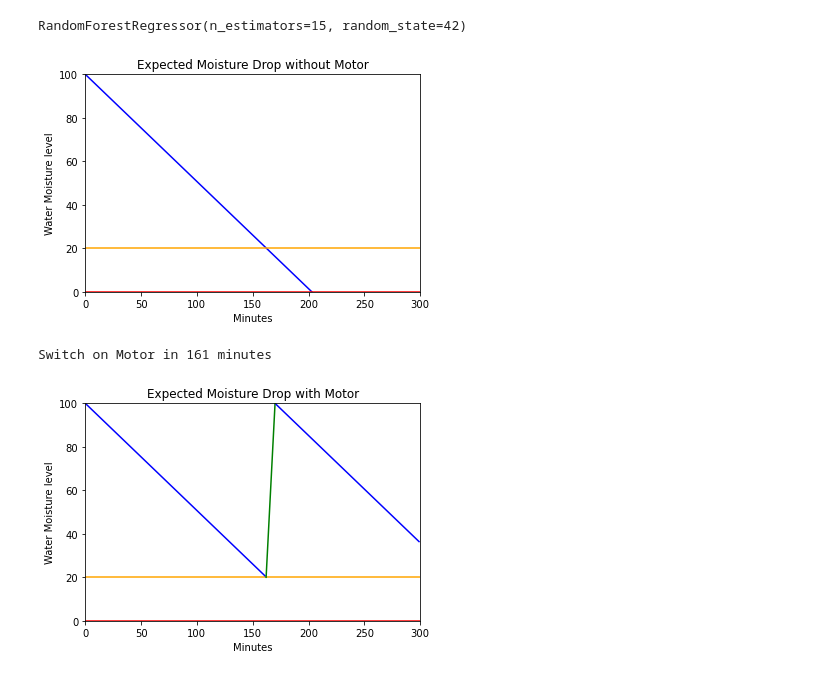
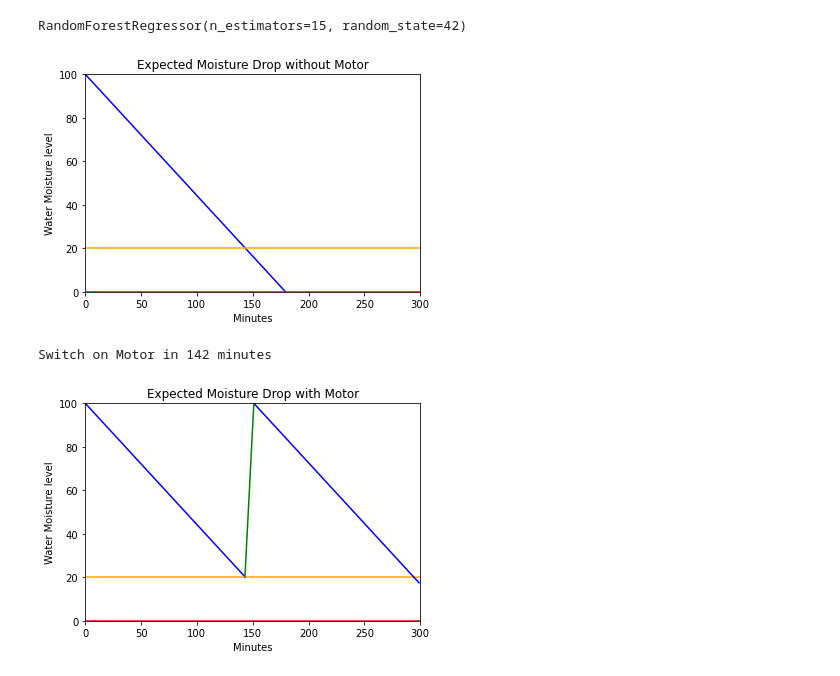
Before and after one commit to abphilip-vit/CollegeP3, a Jupyter notebook: Final.ipynb, the cells around one changed output. Cells and saved outputs as stored; diff of their text form; code cells hidden in the pictures.

```diff
--- a/Final.ipynb
+++ b/Final.ipynb
@@ -196,8 +198,8 @@ al2
 # %%
 # Motor Rate = % of soil moisture the motor can revive per minute
 motor_rate = 10
-temperature = 32
-humidity = 0.3
+temperature = 35        # Optimum Range: 34.5 to 35.5
+humidity = 0.65         # Optimum Range: 0.60 to 0.70
 # %% [markdown]
 ### Application
 # %%
@@ -211,16 +214,21 @@ ze = np.zeros(300, dtype = int)             # Array of 0s to show 0 line
 twe = [q+20 for q in ze]                    # Array of 20s to show warning line
 
 # Depletion line
-h = 100-chris.predict(s.transform([[humidity,temperature]]))*ti
+h = 100-chris.predict(s.transform([[0.7-(humidity-0.7),35-(temperature-35)]]))*ti
 # %%
+# Lines
 plt.plot(ti,h,color='blue')
 plt.plot(ti,ze,color='red')
 plt.plot(ti,twe,color='orange')
+
+# Labels
 plt.title('Expected Moisture Drop without Motor')
 plt.xlabel('Minutes')
 plt.ylabel('Water Moisture level')
+
+# Limits
 plt.xlim([0, 300])
 plt.ylim([0, 100])
 plt.show()
 # %% [output]
-[figure, old version]
+[figure, new version]
@@ -230,21 +235,28 @@ m2 = [(m*motor_rate)+20 for m in m1]
+# %%
+m2 = [(m*motor_rate)+20 for m in list(range(0,80//motor_rate+1))]
 # %%
 for z in range(0,300):
     if(h[z]<=20):
         print("Switch on Motor in {} minutes".format(z-1))
         break
 # %% [output]
-Switch on Motor in 161 minutes
+Switch on Motor in 142 minutes
 # %%
+# Lines
 plt.plot(ti,ze,color='red')
 plt.plot(ti,twe,color='orange')
 plt.plot(list(range(1,z)),h[0:z-1],color='blue')
 plt.plot(list(range(z,z+len(m2))),m2,color='green')
-plt.plot(list(range(z+len(m2),300)),h[0:len(list(range(z+len(m2),300)))],color='blue')
+plt.plot(list(range(z+len(m2),300)),h[0:len(list(range(z+len(m2),300)))]-(100-m2[-1]),color='blue')
+
+# Labels
 plt.title('Expected Moisture Drop with Motor')
 plt.xlabel('Minutes')
 plt.ylabel('Water Moisture level')
+
+# Limits
 plt.xlim([0, 300])
 plt.ylim([0, 100])
 plt.show()
 # %% [output]
-[figure, old version]
+[figure, new version]
```
Also changed, not shown: parts of 4 cells of this notebook.
